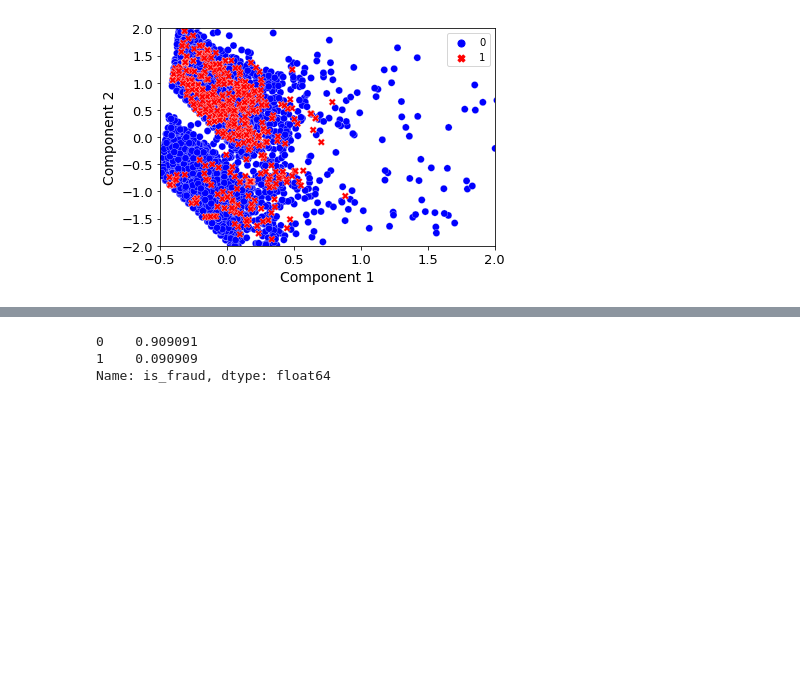
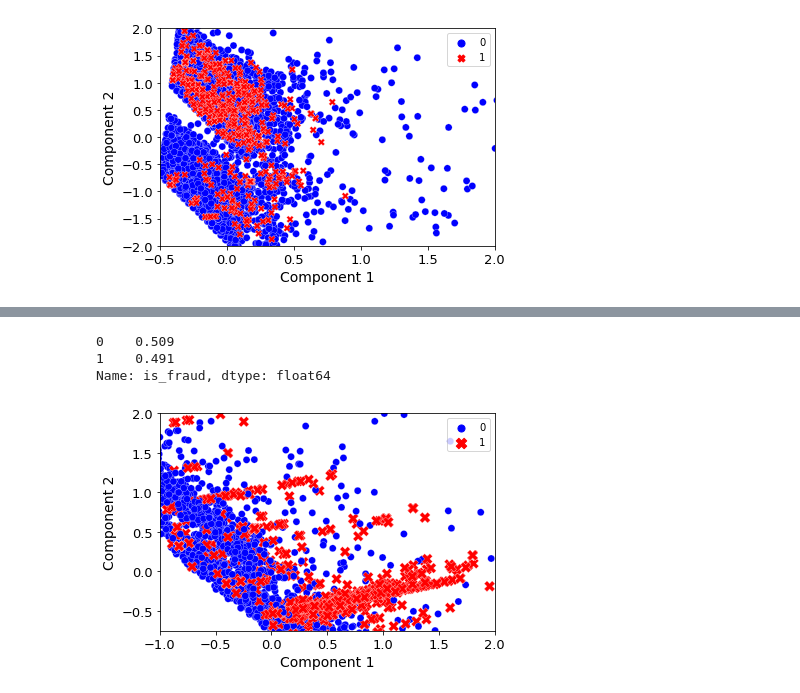
Before and after one commit to beatriz-c/Entangled-Spaces, a Jupyter notebook: Transfers/Notebooks/6plots_imbalanced-balanced-10-90.ipynb, the cells around one changed output, grey strips where cells are left out. Cells and saved outputs as stored; diff of their text form; code cells hidden in the pictures; blank space fills up the shorter version.

```diff
--- a/Transfers/Notebooks/6plots_imbalanced-balanced-10-90.ipynb
+++ b/Transfers/Notebooks/6plots_imbalanced-balanced-10-90.ipynb
@@ -170,4 +170,5 @@ plt.legend(title = '')
 #smote and rund - 50/50
 import pandas as pd
 
-sro = pd.read_csv(r'C:/Users/BeatrizCarvalho/OneDrive - Closer Consultoria Lda/Documents/Entangled-Spaces/Transfers/Datasets/2transfers_balanced_smote+rund.csv')
+sro = pd.read_csv(r'C:/Users/BeatrizCarvalho/OneDrive - Closer Consultoria Lda/Documents/Entangled-Spaces/Transfers/Datasets/2transfers_balanced_smote+rund-1M.csv',
+                 low_memory = False)
@@ -177,44 +175,46 @@ len(sro)
 # %%
 #select sample to plot
-sr = sro.sample(n = 20000)
+sr = sro.sample(n = 5000)
 # %%
 #class ratios
 sr['is_fraud'].value_counts()/sr.shape[0]
 # %% [output]
-0    0.909091
-1    0.090909
+0    0.509
+1    0.491
 Name: is_fraud, dtype: float64
 # %%
-#plot reduced 10-90 distribution
+#plot
 import seaborn as sns
 import matplotlib.pyplot as plt
 from sklearn.decomposition import PCA
 from sklearn.preprocessing import StandardScaler
 from sklearn.pipeline import Pipeline
 
 #variables
 X = sr[['amount', 'accountbalance', 'hour', 'week']]
 y = sr['is_fraud']
 
 #scale data before PCA
 pca = PCA()
 pipe = Pipeline([('scaler', StandardScaler()), ('pca', pca)])
 Xt = pipe.fit_transform(X)
 
 #plot
-sns.scatterplot(x = Xt[:, 0], y = Xt[:, 1], c = y, style = y, linewidth = 0.25, size = y, hue = y, sizes = {0: 50, 1:50},
+sns.scatterplot(x = Xt[:, 0], y = Xt[:, 1], c = y, style = y, linewidth = 0.25, size = y, hue = y, sizes = {0: 50, 1:110},
                 palette = {0: 'Blue', 1: 'Red'})
 
 #legend
 plt.xlabel('Component 1', fontsize = 14)
 plt.ylabel('Component 2', fontsize = 14)
 plt.yticks(fontsize = 13)
 plt.xticks(fontsize = 13)
-plt.legend(title = '')
+plt.legend(title = '', loc = 1)
 
 #zoom
-#plt.xlim([-0.5, 2])
-#plt.ylim([-2, 2])
+plt.xlim([-1, 2])
+plt.ylim([-0.75, 2])
 
 #save
-#plt.savefig(r'C:/Users/BeatrizCarvalho/OneDrive - Closer Consultoria Lda/Documents/Entangled-Spaces/Transfers/Profiles/gan+rund.png')
+plt.savefig(r'C:/Users/BeatrizCarvalho/OneDrive - Closer Consultoria Lda/Documents/Entangled-Spaces/Transfers/Profiles/smote+rund.png')
+# %% [output]
+[figure, added]
```
Also changed, not shown: parts of 10 cells of this notebook, 54 other files.
